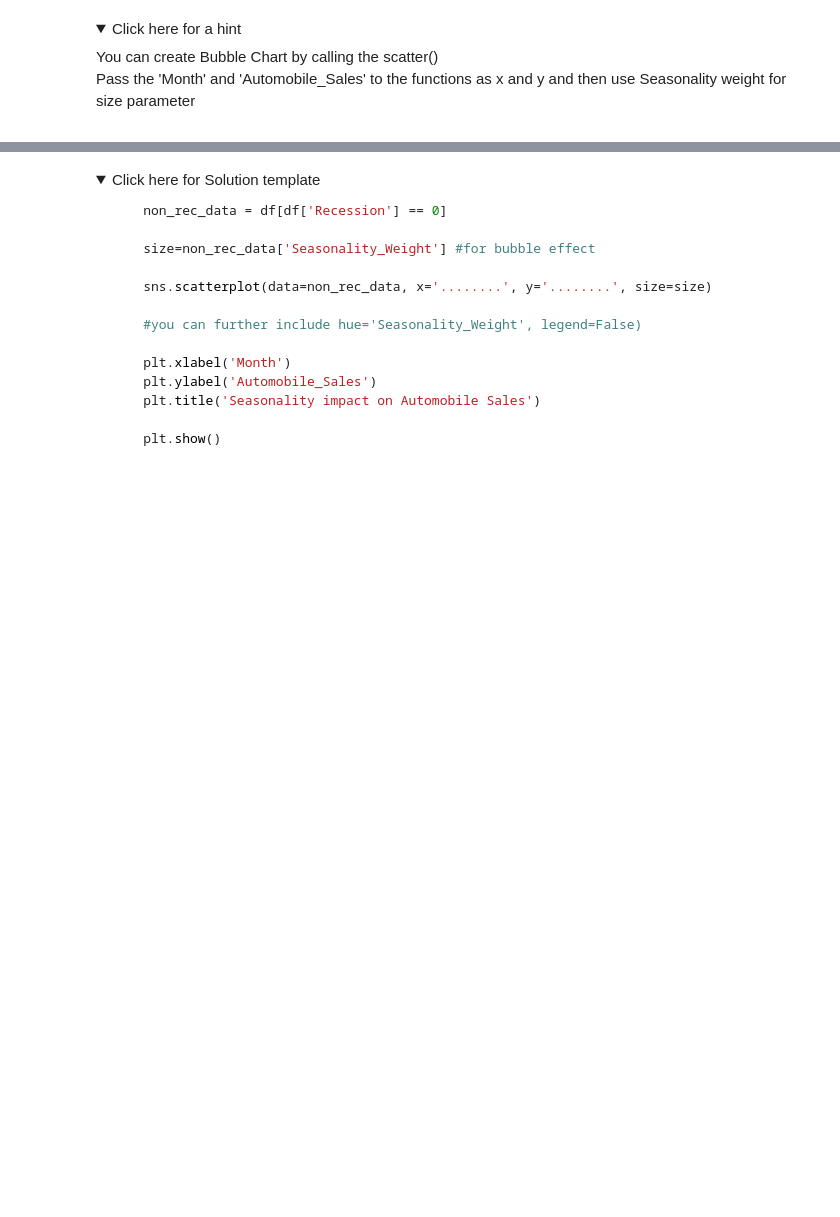
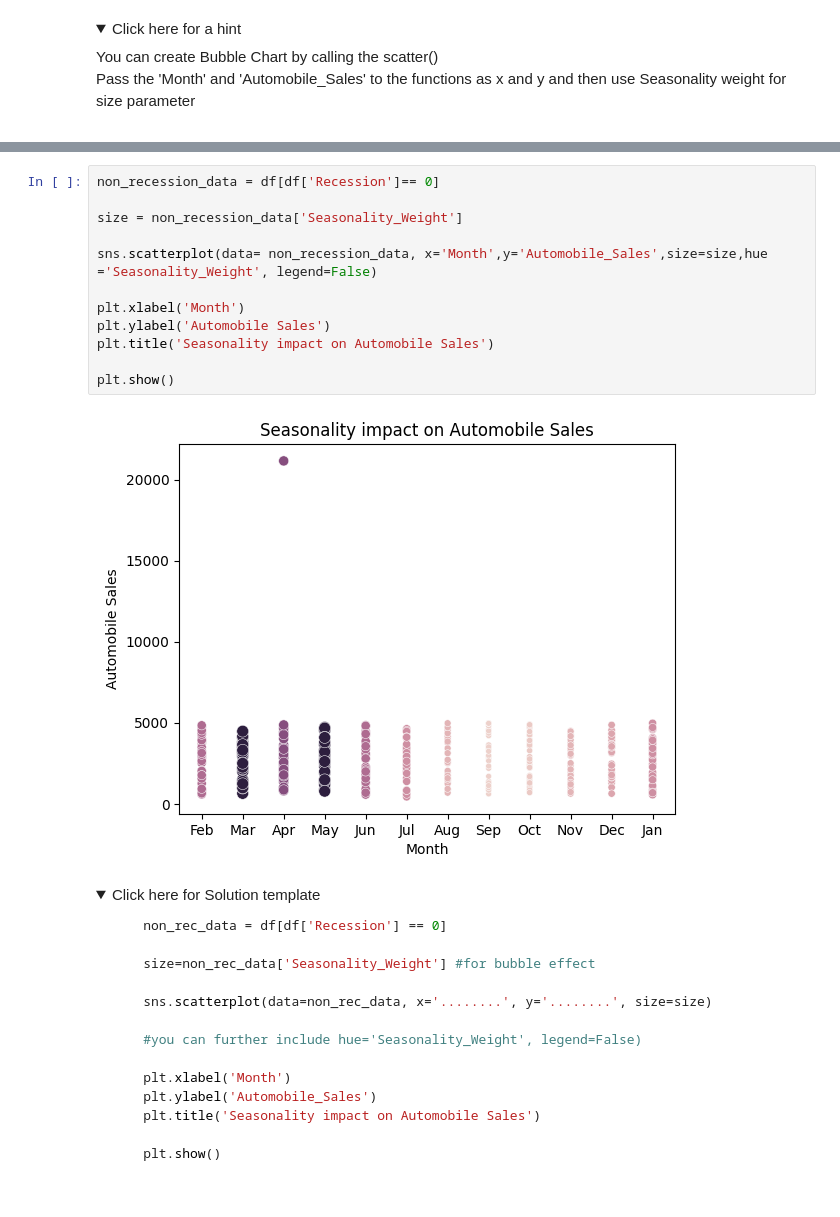
Before and after one commit to SubhashBandaraEkanayake/Data-visualization-with-python, a Jupyter notebook: DV0101EN-Final-Assignment-Part1-v2.ipynb, the cells around one changed output, grey strips where cells are left out. Saved outputs shown, nothing was run; the diff lists cells and outputs as text; folded sections open; blank space fills up the shorter version.

```diff
--- a/DV0101EN-Final-Assignment-Part1-v2.ipynb
+++ b/DV0101EN-Final-Assignment-Part1-v2.ipynb
@@ -593,3 +602,17 @@ Title this plot as 'Seasonality impact on Automobile Sales'
+# %%
+non_recession_data = df[df['Recession']== 0]
+
+size = non_recession_data['Seasonality_Weight']
+
+sns.scatterplot(data= non_recession_data, x='Month',y='Automobile_Sales',size=size,hue ='Seasonality_Weight', legend=False)
+
+plt.xlabel('Month')
+plt.ylabel('Automobile Sales')
+plt.title('Seasonality impact on Automobile Sales')
+
+plt.show()
+# %% [output]
+[figure, added]
 # %% [markdown]
 <details>
 <summary>Click here for Solution template</summary>
```
Also changed, not shown: parts of 10 cells of this notebook.
